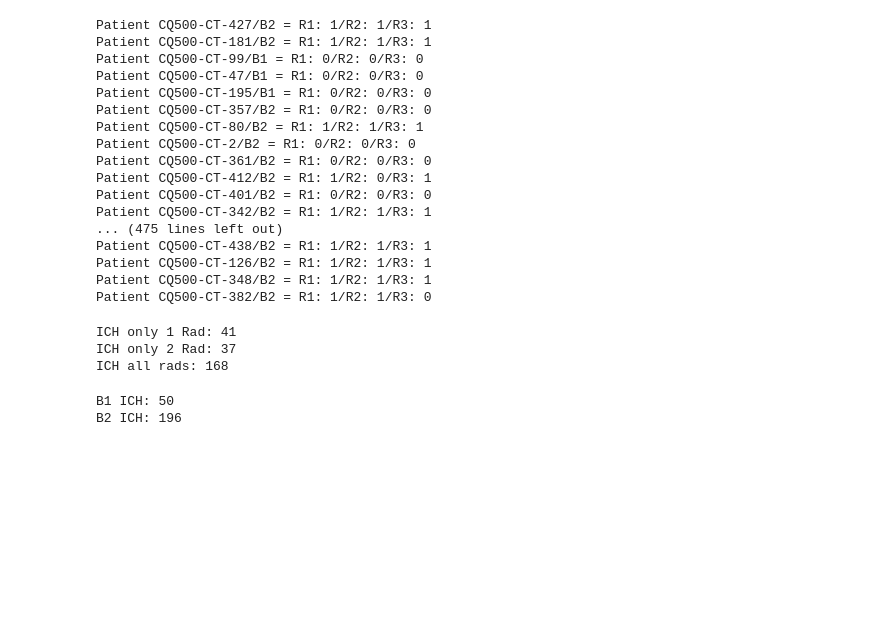
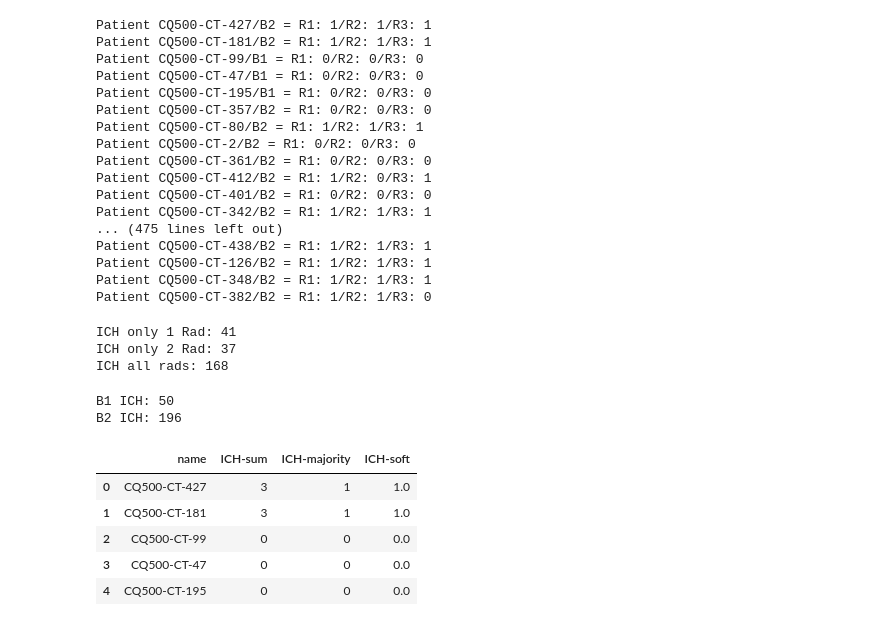
Before and after one commit to nerveinvader/CNN-ich-detection, a Jupyter notebook: csv-files/csv_analyzer.ipynb, the cells around one changed output. Saved outputs shown, nothing was run; the diff lists cells and outputs as text; code cells hidden in the pictures; blank space fills up the shorter version.

```diff
--- a/csv-files/csv_analyzer.ipynb
+++ b/csv-files/csv_analyzer.ipynb
@@ -200,0 +205,49 @@ B2 ICH: 196
+# %%
+# >>> loading and reading the CSV files
+reads = pd.read_csv("csv-files/reads.csv")
+compact_reads = pd.read_csv("csv-files/compact_reads.csv")
+# reads.head()
+
+# Value check of reads.csv file,
+# Brief is below this code
+#for col in reads.columns:
+#	print("Values per column: ", reads[col].value_counts())
+
+#* to extract info from the dataset:
+# b1_count = 0
+# b2_count = 0
+# for i, r in reads.iterrows():
+# 	# print(f"Patient {r['name']}/{r['Category']} = R1: {r['R1:ICH']}/R2: {r['R2:ICH']}/R3: {r['R3:ICH']}")
+# 	if r['R1:ICH'] == 1 or r['R2:ICH'] == 1 or r['R3:ICH'] == 1:
+# 		if r['Category'] == 'B1':
+# 			b1_count += 1
+# 		if r['Category'] == 'B2':
+# 			b2_count += 1
+# print(f"B1 ICH: {b1_count}\nB2 ICH: {b2_count}")
+
+#* the data shows:
+# > dtypes are int64
+# > R1-2-3: ICH, IPH, IVH, SDH, EDH, SAH
+# > ~: BleedLocation-Left / -Right
+# > ~: ChronicBleed, Fracture, CalvarialFracture, OtherFracture
+# > ~: MassEffect, MisslineShift
+# > ~: No missing values
+# > the R1-3 are readers and each reader has 14 features
+# "name" is the unique id to check patients
+# 491 patients
+# B1 is real-world appearance of ICH in a 30 days period	=~ 214 (050 - 23%)
+# B2 is enriched in ICH (double checked)					=~ 277 (196 - 70%)
+# Agreement of the radiologist differ on the scans:
+# Only 1 Rad agrees = 41 scans -> we can check with a radiologist
+# Only 2 Rads agree = 37 scans
+# All  3 Rads agree = 168 scans
+# %%
+#
+compact_reads.head()
+# %% [output]
+|  | name | ICH-sum | ICH-majority | ICH-soft |
+| 0 | CQ500-CT-427 | 3 | 1 | 1.0 |
+| 1 | CQ500-CT-181 | 3 | 1 | 1.0 |
+| 2 | CQ500-CT-99 | 0 | 0 | 0.0 |
+| 3 | CQ500-CT-47 | 0 | 0 | 0.0 |
+| 4 | CQ500-CT-195 | 0 | 0 | 0.0 |
```
Also changed, not shown: parts of 2 cells of this notebook, 1 other file.
